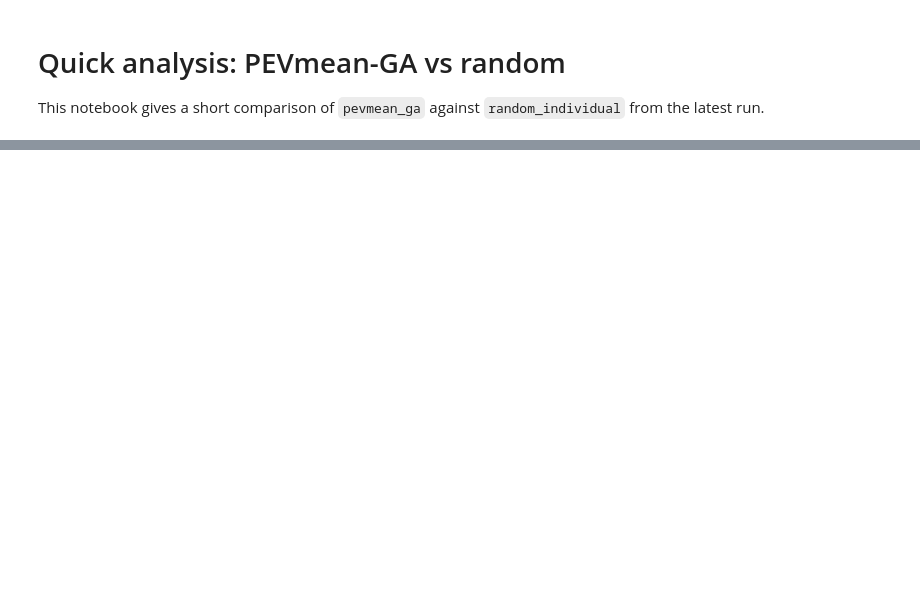
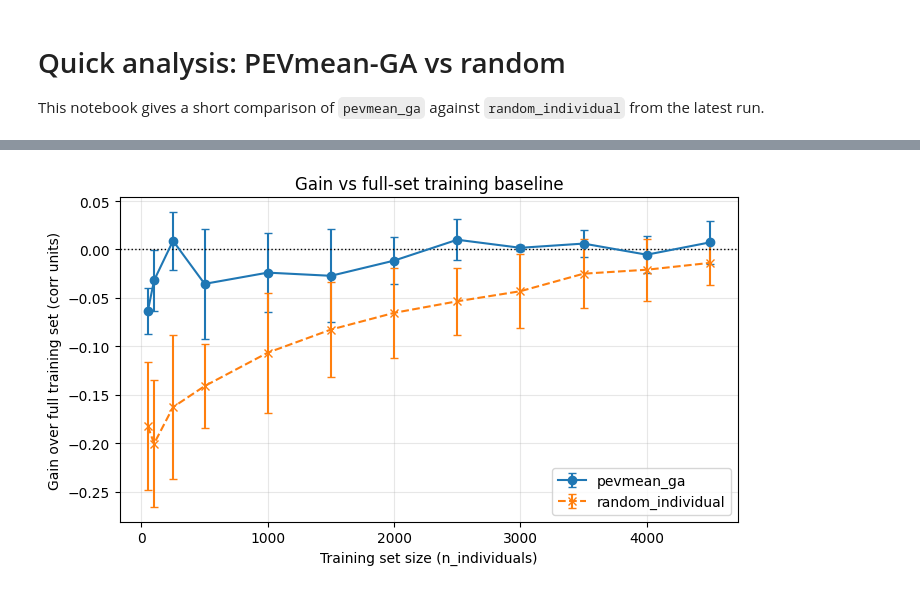
Before and after one commit to simennes/Master_thesis, a Jupyter notebook: notebooks/analyze_pevmean_ga_short.ipynb, the cells around one changed output, grey strips where cells are left out. Saved outputs shown, nothing was run; the diff lists cells and outputs as text; code cells hidden in the pictures; blank space fills up the shorter version.

```diff
--- a/notebooks/analyze_pevmean_ga_short.ipynb
+++ b/notebooks/analyze_pevmean_ga_short.ipynb
@@ -90,0 +81,59 @@ cmp_summary
+# %%
+# Gain over training on full training set (per repeat)
+
+full_n = int(df['n_individuals'].max())
+
+# Use full-set PEVmean row as baseline per repeat (order_seed = -2 if present)
+full_baseline = df[(df['n_individuals'] == full_n) & (df['method'] == 'pevmean_ga')].copy()
+if full_baseline.empty:
+    # fallback: use any method at full_n
+    full_baseline = df[df['n_individuals'] == full_n].copy()
+
+full_baseline = (
+    full_baseline.groupby(['repeat', 'repeat_seed'], as_index=False)['corr_eval']
+    .mean()
+    .rename(columns={'corr_eval': 'corr_full'})
+)
+
+gain_df = df.merge(full_baseline, on=['repeat', 'repeat_seed'], how='inner')
+gain_df['gain_over_full'] = gain_df['corr_eval'] - gain_df['corr_full']
+
+# Focus on subset sizes for plotting
+gain_plot = gain_df[gain_df['n_individuals'] < full_n].copy()
+
+gain_summary = (
+    gain_plot.groupby(['method', 'n_individuals'], as_index=False)
+    .agg(
+        gain_mean=('gain_over_full', 'mean'),
+        gain_std=('gain_over_full', 'std'),
+        frac_positive=('gain_over_full', lambda s: float(np.mean(s > 0))),
+        n=('gain_over_full', 'size')
+    )
+    .sort_values(['n_individuals', 'method'])
+)
+
+plt.figure(figsize=(7.2, 4.2))
+for method, sub in gain_summary.groupby('method'):
+    sub = sub.sort_values('n_individuals')
+    marker = 'x' if method == 'random_individual' else 'o'
+    linestyle = '--' if method == 'random_individual' else '-'
+    plt.errorbar(
+        sub['n_individuals'],
+        sub['gain_mean'],
+        yerr=sub['gain_std'].fillna(0.0),
+        marker=marker,
+        linestyle=linestyle,
+        capsize=3,
+        label=method,
+    )
+
+plt.axhline(0.0, color='black', linewidth=1, linestyle=':')
+plt.xlabel('Training set size (n_individuals)')
+plt.ylabel('Gain over full training set (corr units)')
+plt.title('Gain vs full-set training baseline')
+plt.grid(alpha=0.3)
+plt.legend()
+plt.tight_layout()
+plt.show()
+# %% [output]
+[figure, added]
```
Also changed, not shown: parts of 11 cells of this notebook, 6 other files.
